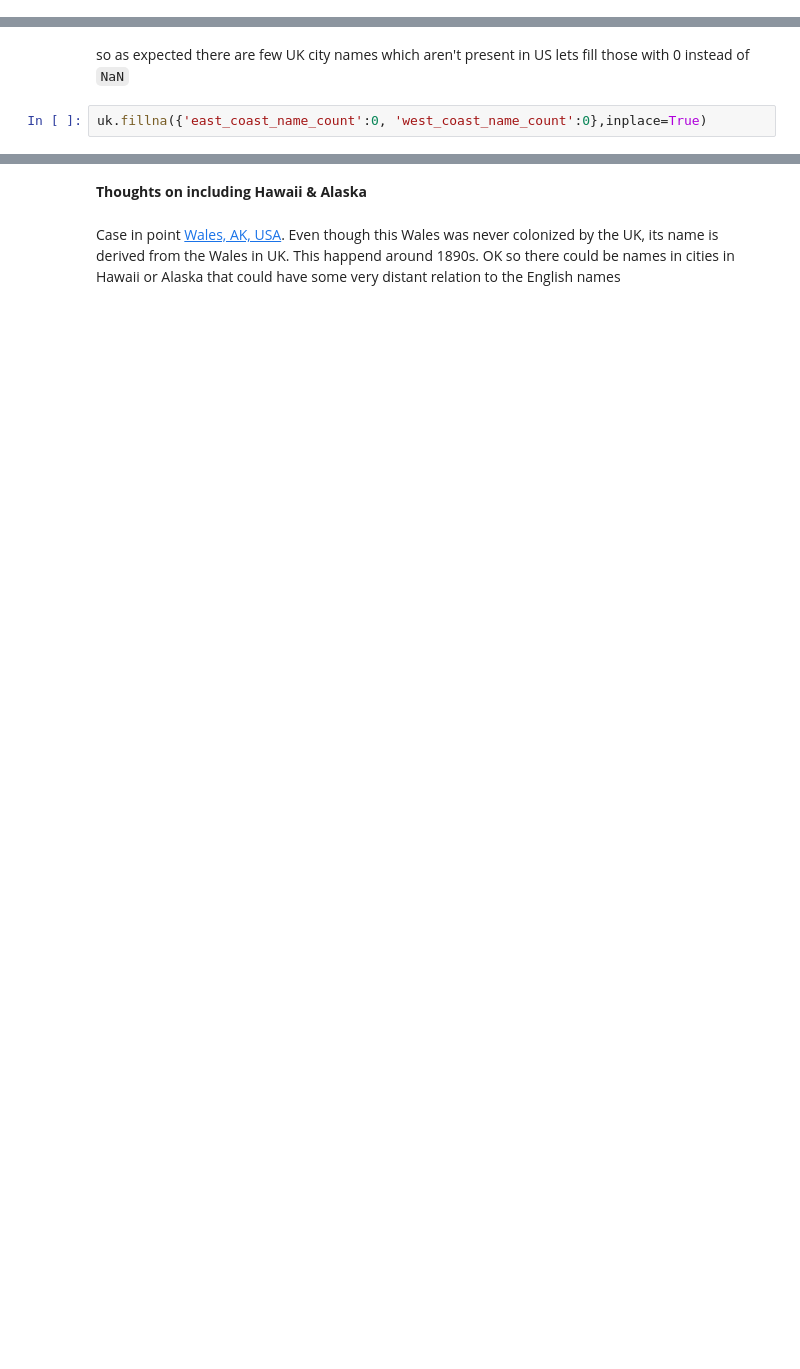
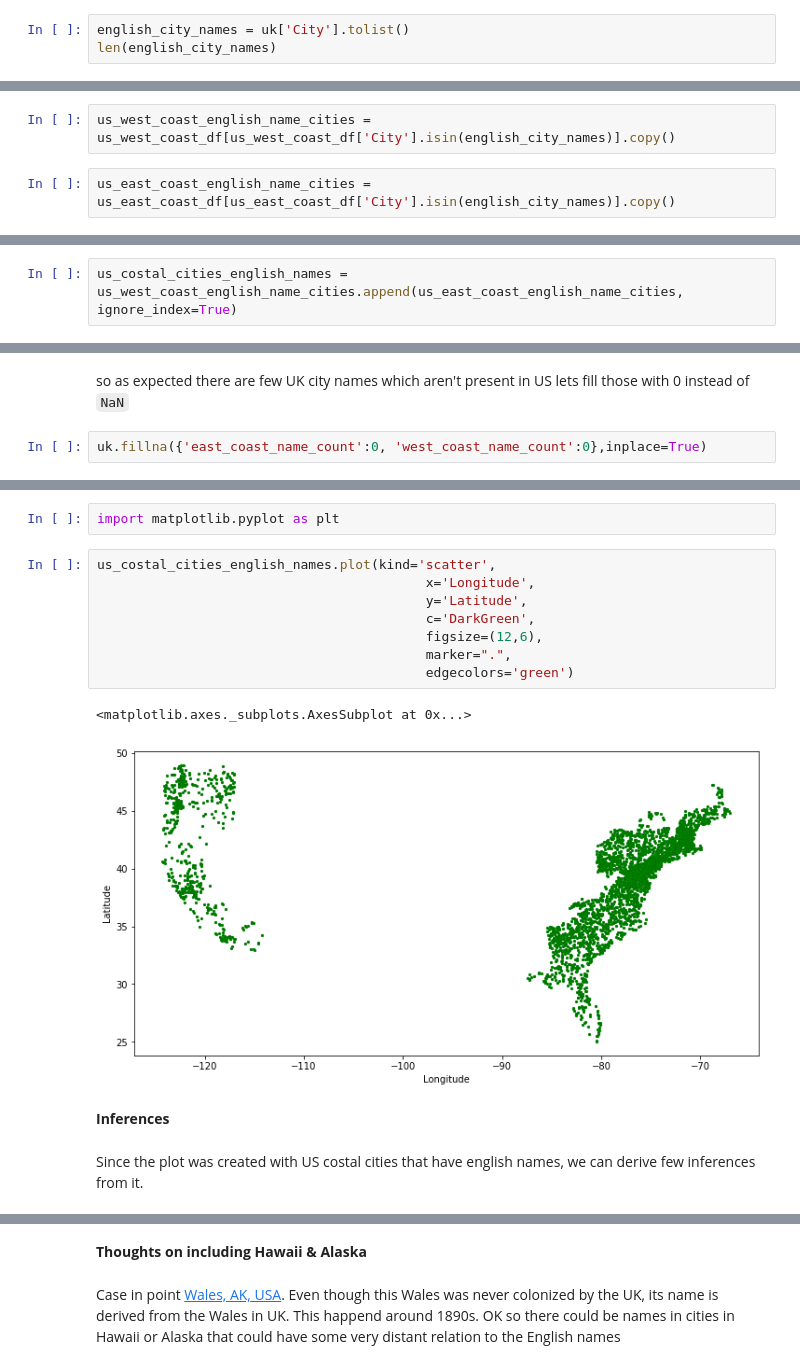
Before and after one commit to yackoa/us_cities_with_english_names, a Jupyter notebook: thoughts.ipynb, the cells around one changed output, grey strips where cells are left out. Saved outputs shown, nothing was run; the diff lists cells and outputs as text; blank space fills up the shorter version.

```diff
--- a/thoughts.ipynb
+++ b/thoughts.ipynb
@@ -171,3 +172,6 @@ So lets take the city names alone into a new dataframe
 us_west_coast_cities = us_west_coast_df.filter(['City'],axis=1)
 # %%
 us_east_coast_cities = us_east_coast_df.filter(['City'],axis=1)
+# %%
+english_city_names = uk['City'].tolist()
+len(english_city_names)
@@ -173,0 +184,4 @@ us_east_coast_cities = us_east_coast_df.filter(['City'],axis=1)
+# %%
+us_west_coast_english_name_cities = us_west_coast_df[us_west_coast_df['City'].isin(english_city_names)].copy()
+# %%
+us_east_coast_english_name_cities = us_east_coast_df[us_east_coast_df['City'].isin(english_city_names)].copy()
@@ -173,0 +190,2 @@ us_east_coast_cities = us_east_coast_df.filter(['City'],axis=1)
+# %%
+us_costal_cities_english_names = us_west_coast_english_name_cities.append(us_east_coast_english_name_cities, ignore_index=True)
@@ -219,0 +270,17 @@ us_east_coast_cities[us_east_coast_cities['City']=='thompson']
+# %%
+import matplotlib.pyplot as plt
+# %%
+us_costal_cities_english_names.plot(kind='scatter',
+                                          x='Longitude',
+                                          y='Latitude',
+                                          c='DarkGreen',
+                                          figsize=(12,6),
+                                          marker=".",
+                                          edgecolors='green')
+# %% [output]
+<matplotlib.axes._subplots.AxesSubplot at 0x...>
+[figure, added]
+# %% [markdown]
+**Inferences**
+# %% [markdown]
+Since the plot was created with US costal cities that have english names, we can derive few inferences from it.
```
Also changed, not shown: parts of 30 cells of this notebook.
